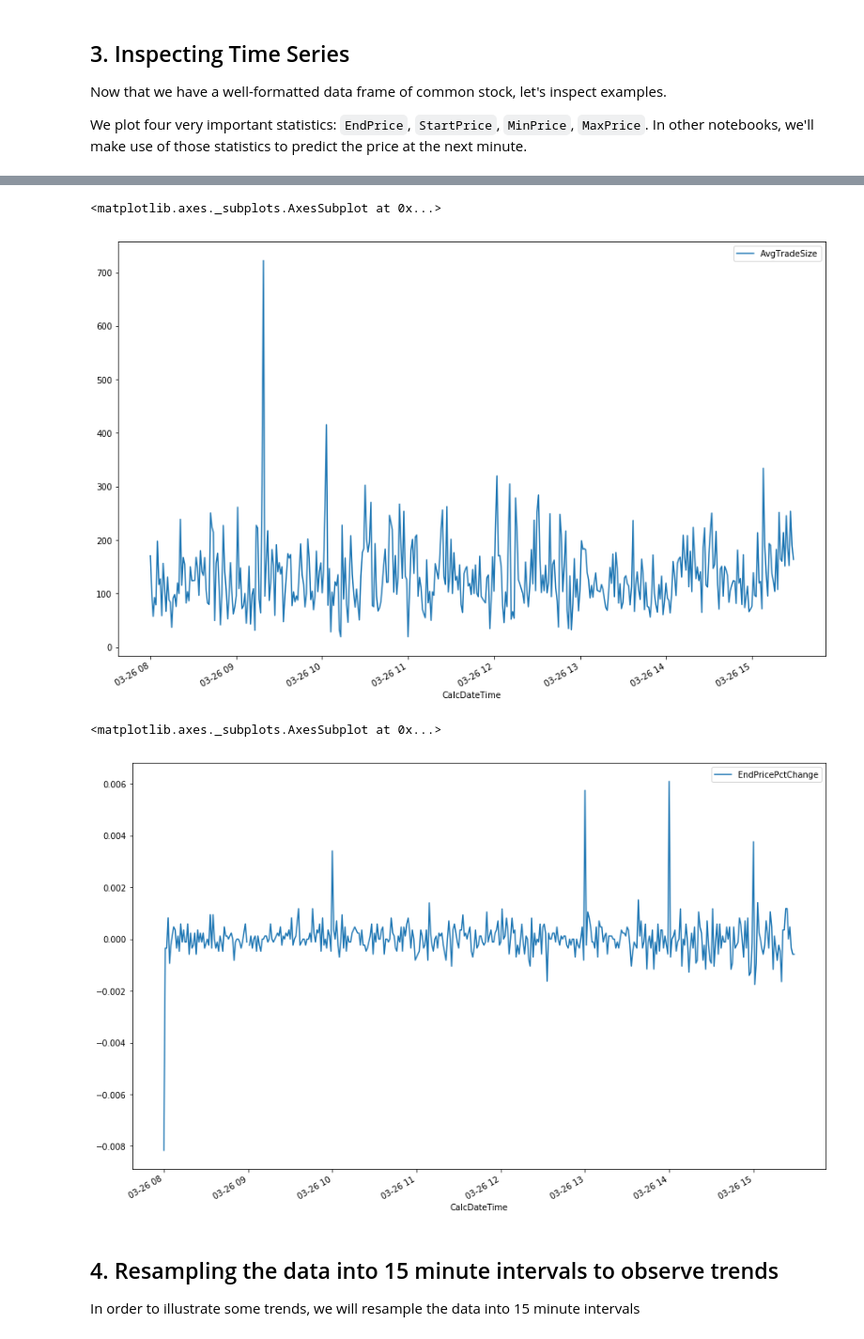
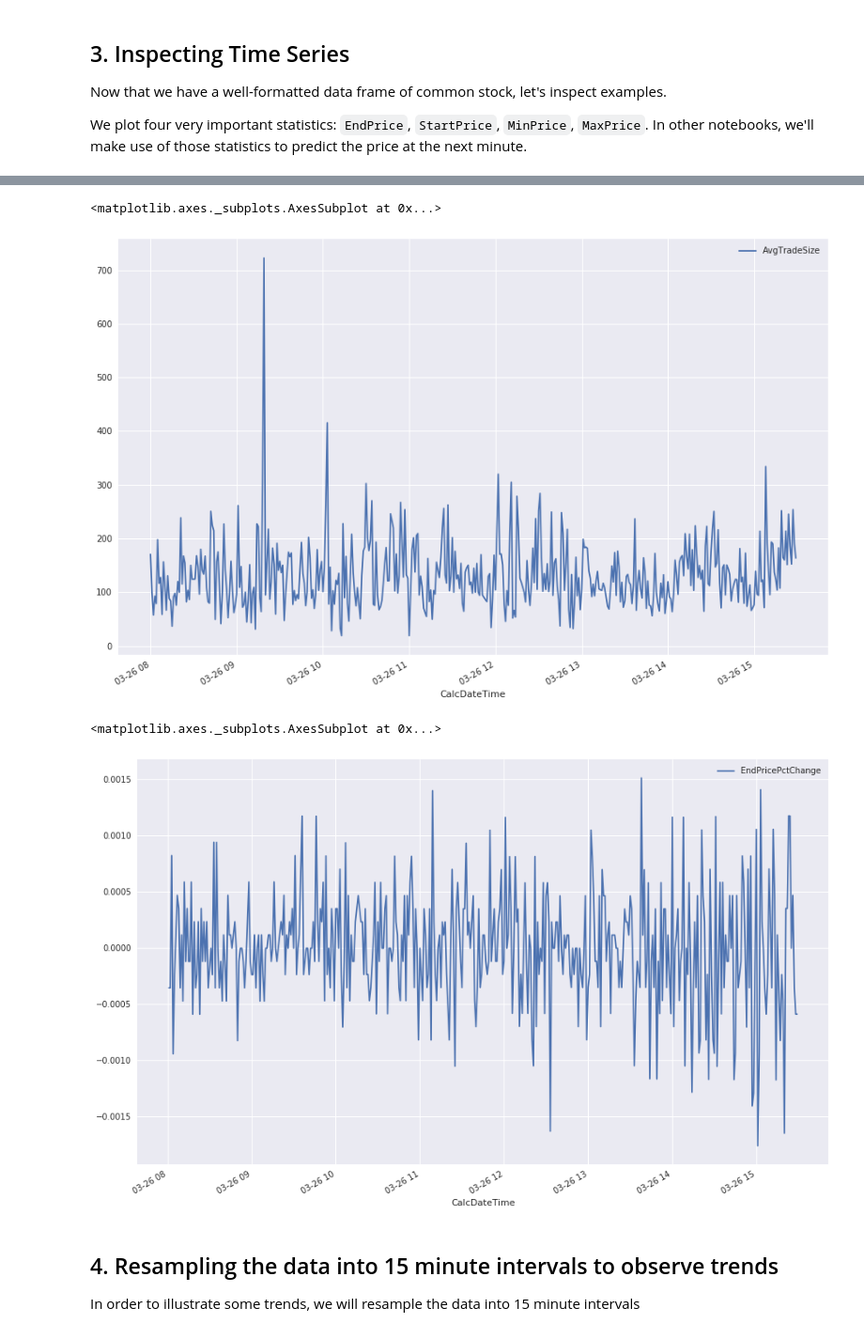
Before and after one commit to Originate/dbg-pds-tensorflow-demo, a Jupyter notebook: notebooks/01-data-cleaning-single-stock.ipynb, the cells around one changed output, grey strips where cells are left out. Shown at 94% size. Saved outputs shown, nothing was run; the diff lists cells and outputs as text; code cells hidden in the pictures.

```diff
--- a/notebooks/01-data-cleaning-single-stock.ipynb
+++ b/notebooks/01-data-cleaning-single-stock.ipynb
@@ -62,6 +62,8 @@ from datetime import datetime
 import matplotlib as mpl
 import matplotlib.pyplot as plt
 %matplotlib inline
+import seaborn as sns
+sns.set(color_codes=True)
 # %%
 # Load the files from a date directory
 def load_csv_dir(data_dir):
@@ -147,22 +150,24 @@ df = cleaned_common_stock
 mnemonic = 'BMW'
 selected = df[df.Mnemonic == mnemonic].copy()
 selected.index = selected['CalcDateTime']
+selected = selected.sort_index()
 selected['AvgTradeSize'] = selected['TradedVolume'] / (0.1 + selected['NumberOfTrades'])
 selected[['AvgTradeSize']].plot()
 # %% [output]
 <matplotlib.axes._subplots.AxesSubplot at 0x...>
-[figure, old version]
+[figure, new version]
 # %%
 # Compute and plot pct change
 df = cleaned_common_stock
 mnemonic = 'BMW'
 selected = df[df.Mnemonic == mnemonic].copy()
 selected.index = selected['CalcDateTime']
+selected = selected.sort_index()
 selected['EndPricePctChange'] = selected['EndPrice'].pct_change()
 selected[['EndPricePctChange']].plot()
 # %% [output]
 <matplotlib.axes._subplots.AxesSubplot at 0x...>
-[figure, old version]
+[figure, new version]
 # %% [markdown]
 ## 4. Resampling the data into 15 minute intervals to observe trends
 
```
Also changed, not shown: parts of 24 cells of this notebook.
